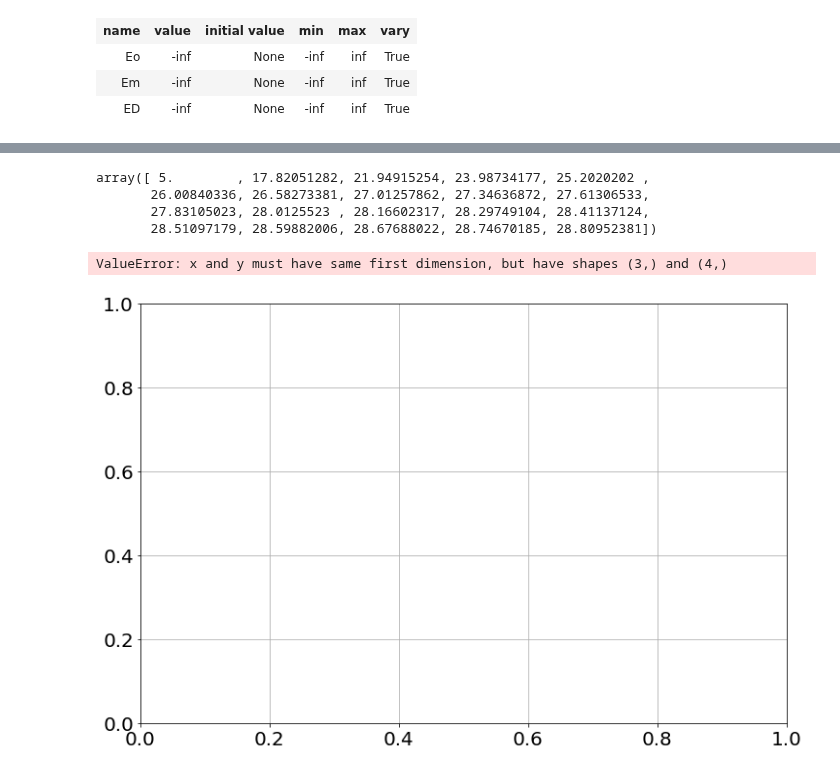
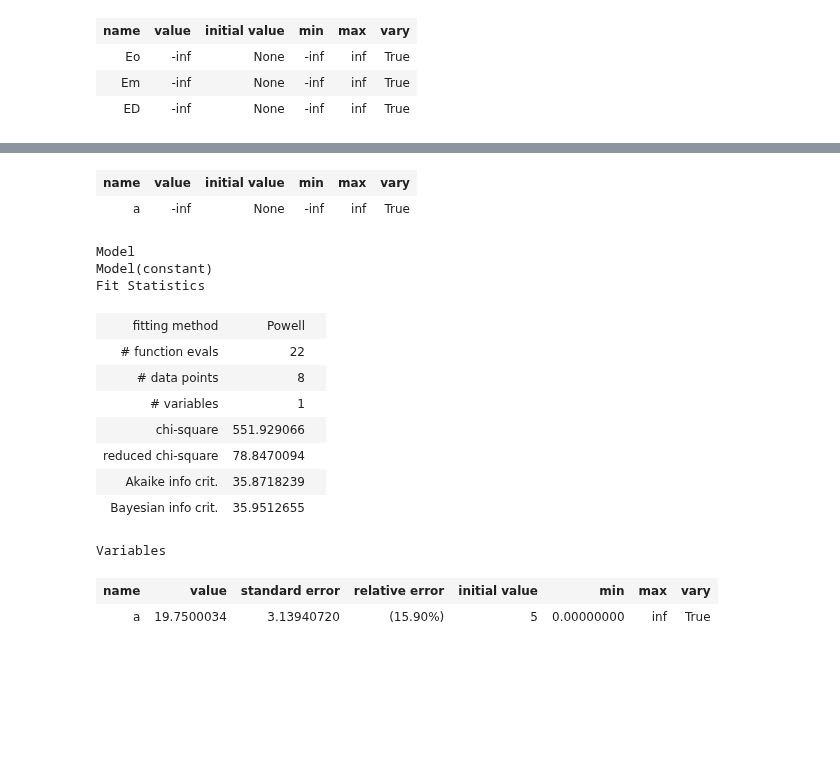
Before and after one commit to bblais/Computer-Programming-for-the-Sciences-Spring-2022, a Jupyter notebook: Sprint #4 - Probability and Science/2022-04-26 - Debugging An Error.ipynb, the cells around one changed output, grey strips where cells are left out. Saved outputs shown, nothing was run; the diff lists cells and outputs as text; code cells hidden in the pictures; blank space fills up the shorter version.

```diff
--- a/Sprint #4 - Probability and Science/2022-04-26 - Debugging An Error.ipynb
+++ b/Sprint #4 - Probability and Science/2022-04-26 - Debugging An Error.ipynb
@@ -95,7 +82,0 @@ Name: Dose [mg], dtype: float64
-# %%
-y
-# %% [output]
-array([ 5.        , 17.82051282, 21.94915254, 23.98734177, 25.2020202 ,
-       26.00840336, 26.58273381, 27.01257862, 27.34636872, 27.61306533,
-       27.83105023, 28.0125523 , 28.16602317, 28.29749104, 28.41137124,
-       28.51097179, 28.59882006, 28.67688022, 28.74670185, 28.80952381])
@@ -104,5 +82,0 @@ result = qmodel.fit(y, params, D=x,method="powell")
-# %%
-plot([1,2,3],[4,5,6,7],'o')
-# %% [output]
-ValueError: x and y must have same first dimension, but have shapes (3,) and (4,)
-[figure, removed]
@@ -108,0 +86,29 @@ ValueError: x and y must have same first dimension, but have shapes (3,) and (4,
+# %%
+qmodel=Model(constant)
+# %%
+params=qmodel.make_params()
+params
+# %% [output]
+| name | value | initial value | min | max | vary |
+| a | -inf | None | -inf | inf | True |
+# %%
+params['a']=Parameter("a",min=0,value=5)
+# %%
+result = qmodel.fit(y_data, params, x=t_data,method="powell")
+# %%
+result
+# %% [output]
+Model
+Model(constant)
+Fit Statistics
+| fitting method | Powell |  |
+| # function evals | 22 |  |
+| # data points | 8 |  |
+| # variables | 1 |  |
+| chi-square | 551.929066 |  |
+| reduced chi-square | 78.8470094 |  |
+| Akaike info crit. | 35.8718239 |  |
+| Bayesian info crit. | 35.9512655 |  |
+Variables
+| name | value | standard error | relative error | initial value | min | max | vary |
+| a | 19.7500034 | 3.13940720 | (15.90%) | 5 | 0.00000000 | inf | True |
```
Also changed, not shown: parts of 4 cells of this notebook, 4 other files.
